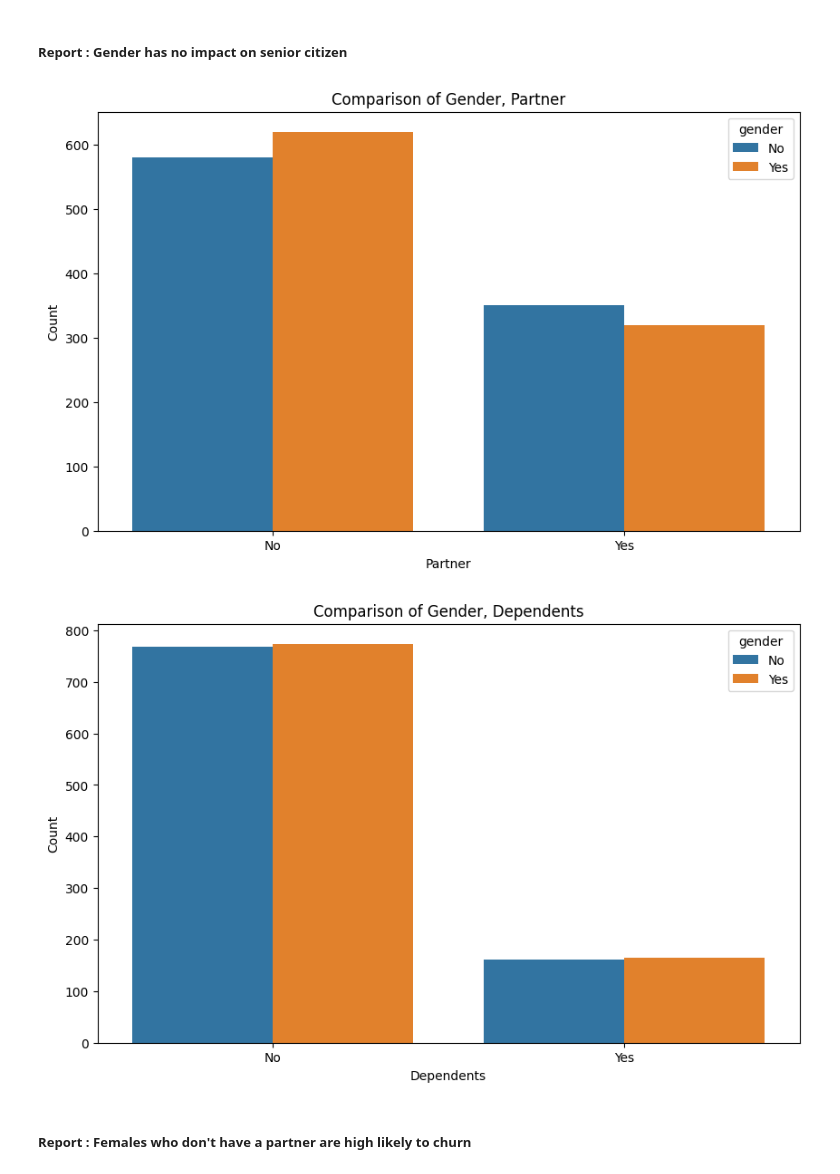
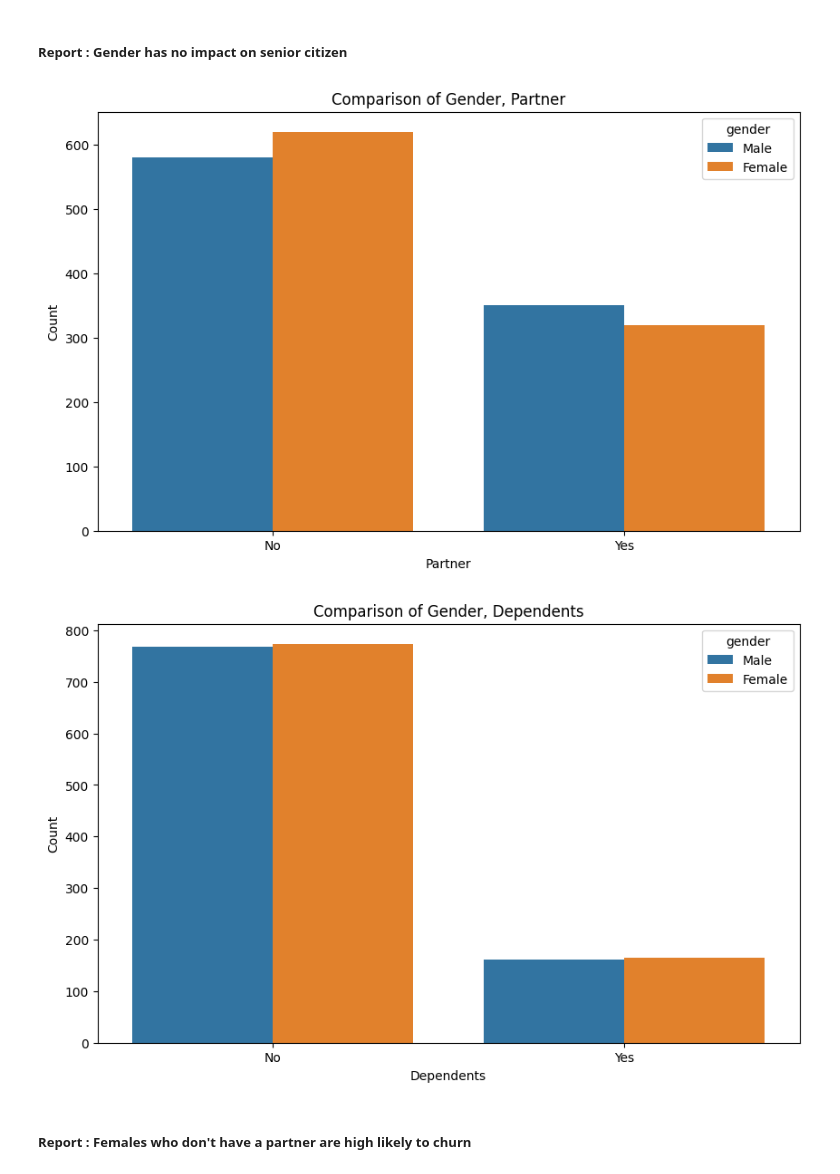
Before and after one commit to SanjayKannan24/ChurnAnalysis-EDA, a Jupyter notebook: Churn Anaysis.ipynb, the cells around one changed output. Saved outputs shown, nothing was run; the diff lists cells and outputs as text; code cells hidden in the pictures.

```diff
--- a/Churn Anaysis.ipynb
+++ b/Churn Anaysis.ipynb
@@ -320,22 +320,20 @@ plt.show()
 # %%
 plt.figure(figsize=(10, 6))
 sns.countplot(x='Partner', hue='gender', data=churnDf)
 plt.title('Comparison of Gender, Partner')
 plt.xlabel('Partner')
 plt.ylabel('Count')
-plt.legend(title='gender', labels=['No', 'Yes'])
 plt.show()
 
 plt.figure(figsize=(10, 6))
 sns.countplot(x='Dependents', hue='gender', data=churnDf)
 plt.title('Comparison of Gender, Dependents')
 plt.xlabel('Dependents')
 plt.ylabel('Count')
-plt.legend(title='gender', labels=['No', 'Yes'])
 plt.show()
 # %% [output]
-[figure, old version]
+[figure, new version]
-[figure, old version]
+[figure, new version]
 # %% [markdown]
 ##### Report : Females who don't have a partner are high likely to churn
 # %%
```
Also changed, not shown: parts of 6 cells of this notebook, 11 other files.
